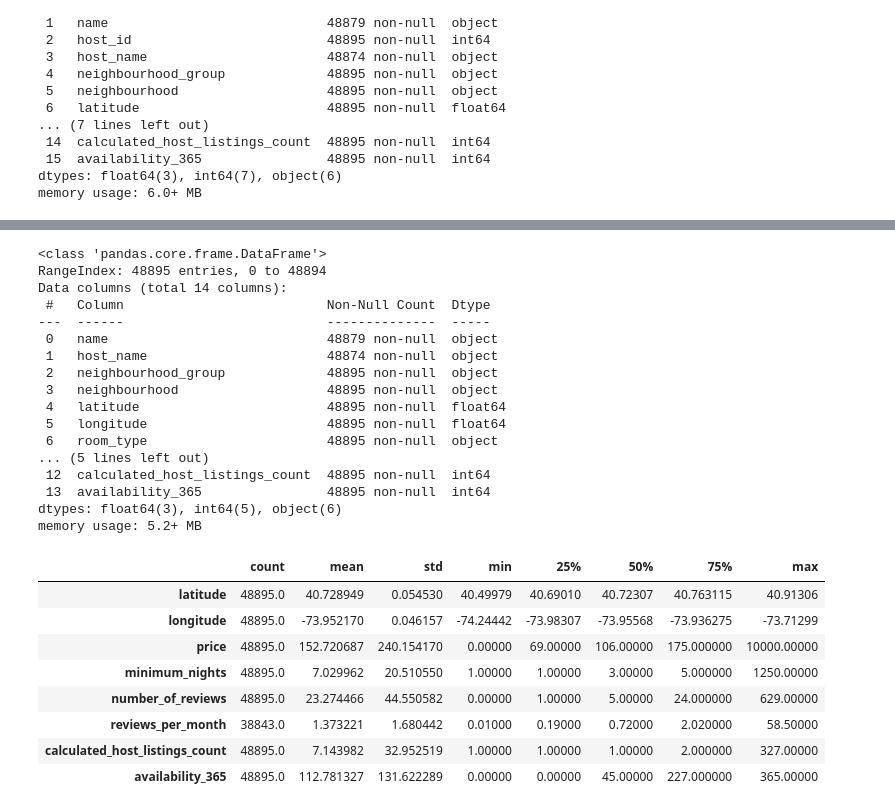
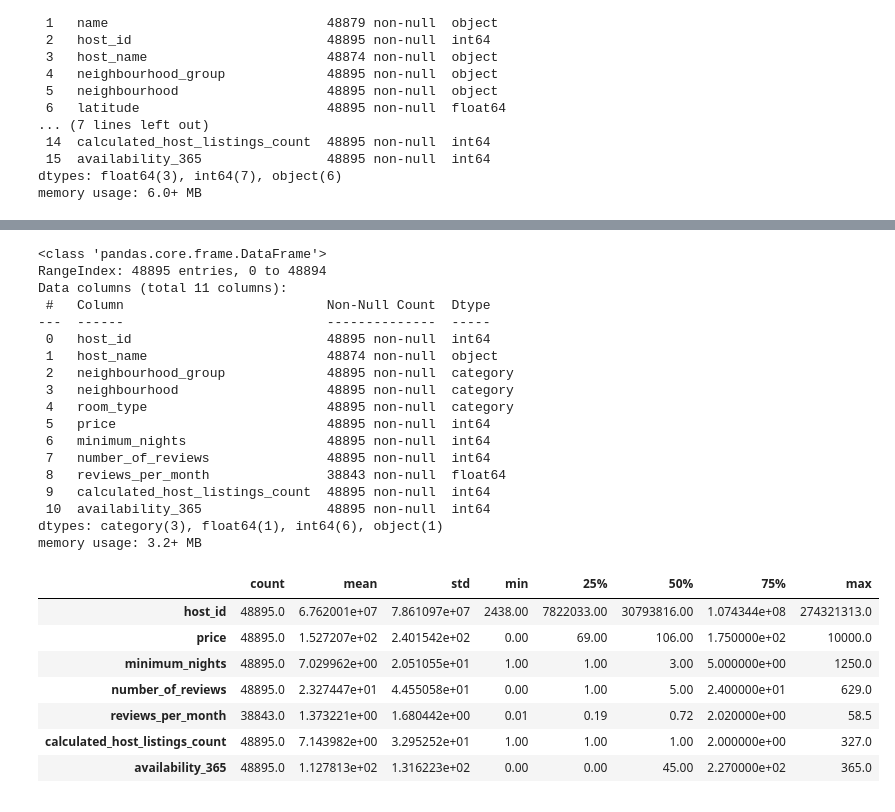
Before and after one commit to arnaldochm/data-processing-project-tutorial, a Jupyter notebook: src/explore.ipynb, the cells around one changed output, grey strips where cells are left out. Cells and saved outputs as stored; diff of their text form; code cells hidden in the pictures.

```diff
--- a/src/explore.ipynb
+++ b/src/explore.ipynb
@@ -47,6 +47,3 @@ data_raw.sample(10)
 # %%
 #Create a copy of the dataset to clean up
 df_processed = data_raw.copy()
-# %%
-df_processed = df_processed.drop(['id','host_id'], axis= 1)
-df_processed.sample(10)
@@ -64,0 +50,11 @@ df_processed.sample(10)
+# %%
+df_processed = df_processed.drop(['id','latitude','longitude','last_review','name'], axis= 1)
+
+df_processed['neighbourhood_group'] = pd.Categorical(df_processed['neighbourhood_group'])
+
+df_processed['neighbourhood'] = pd.Categorical(df_processed['neighbourhood'])
+
+df_processed['room_type'] = pd.Categorical(df_processed['room_type'])
+# %%
+df_processed.to_csv('../data/processed/processed.csv')
+df = df_processed.copy()
@@ -65,32 +75,32 @@ df_processed.sample(10)
 # %%
-df_processed.info()
+df.info()
 # %% [output]
 <class 'pandas.core.frame.DataFrame'>
 RangeIndex: 48895 entries, 0 to 48894
-Data columns (total 14 columns):
+Data columns (total 11 columns):
  #   Column                          Non-Null Count  Dtype
 ---  ------                          --------------  -----
- 0   name                            48879 non-null  object
+ 0   host_id                         48895 non-null  int64
  1   host_name                       48874 non-null  object
- 2   neighbourhood_group             48895 non-null  object
- 3   neighbourhood                   48895 non-null  object
- 4   latitude                        48895 non-null  float64
- 5   longitude                       48895 non-null  float64
- 6   room_type                       48895 non-null  object
-... (5 lines left out)
- 12  calculated_host_listings_count  48895 non-null  int64
- 13  availability_365                48895 non-null  int64
-dtypes: float64(3), int64(5), object(6)
-memory usage: 5.2+ MB
+ 2   neighbourhood_group             48895 non-null  category
+ 3   neighbourhood                   48895 non-null  category
+ 4   room_type                       48895 non-null  category
+ 5   price                           48895 non-null  int64
+ 6   minimum_nights                  48895 non-null  int64
+ 7   number_of_reviews               48895 non-null  int64
+ 8   reviews_per_month               38843 non-null  float64
+ 9   calculated_host_listings_count  48895 non-null  int64
+ 10  availability_365                48895 non-null  int64
+dtypes: category(3), float64(1), int64(6), object(1)
+memory usage: 3.2+ MB
 # %%
-df_processed.describe().T
+df.describe().T
 # %% [output]
 |  | count | mean | std | min | 25% | 50% | 75% | max |
-| latitude | 48895.0 | 40.728949 | 0.054530 | 40.49979 | 40.69010 | 40.72307 | 40.763115 | 40.91306 |
-| longitude | 48895.0 | -73.952170 | 0.046157 | -74.24442 | -73.98307 | -73.95568 | -73.936275 | -73.71299 |
-| price | 48895.0 | 152.720687 | 240.154170 | 0.00000 | 69.00000 | 106.00000 | 175.000000 | 10000.00000 |
-| minimum_nights | 48895.0 | 7.029962 | 20.510550 | 1.00000 | 1.00000 | 3.00000 | 5.000000 | 1250.00000 |
-| number_of_reviews | 48895.0 | 23.274466 | 44.550582 | 0.00000 | 1.00000 | 5.00000 | 24.000000 | 629.00000 |
-| reviews_per_month | 38843.0 | 1.373221 | 1.680442 | 0.01000 | 0.19000 | 0.72000 | 2.020000 | 58.50000 |
-| calculated_host_listings_count | 48895.0 | 7.143982 | 32.952519 | 1.00000 | 1.00000 | 1.00000 | 2.000000 | 327.00000 |
-| availability_365 | 48895.0 | 112.781327 | 131.622289 | 0.00000 | 0.00000 | 45.00000 | 227.000000 | 365.00000 |
+| host_id | 48895.0 | 6.762001e+07 | 7.861097e+07 | 2438.00 | 7822033.00 | 30793816.00 | 1.074344e+08 | 274321313.0 |
+| price | 48895.0 | 1.527207e+02 | 2.401542e+02 | 0.00 | 69.00 | 106.00 | 1.750000e+02 | 10000.0 |
+| minimum_nights | 48895.0 | 7.029962e+00 | 2.051055e+01 | 1.00 | 1.00 | 3.00 | 5.000000e+00 | 1250.0 |
+| number_of_reviews | 48895.0 | 2.327447e+01 | 4.455058e+01 | 0.00 | 1.00 | 5.00 | 2.400000e+01 | 629.0 |
+| reviews_per_month | 38843.0 | 1.373221e+00 | 1.680442e+00 | 0.01 | 0.19 | 0.72 | 2.020000e+00 | 58.5 |
+| calculated_host_listings_count | 48895.0 | 7.143982e+00 | 3.295252e+01 | 1.00 | 1.00 | 1.00 | 2.000000e+00 | 327.0 |
+| availability_365 | 48895.0 | 1.127813e+02 | 1.316223e+02 | 0.00 | 0.00 | 45.00 | 2.270000e+02 | 365.0 |
```
Also changed, not shown: parts of 28 cells of this notebook, 1 other file.
